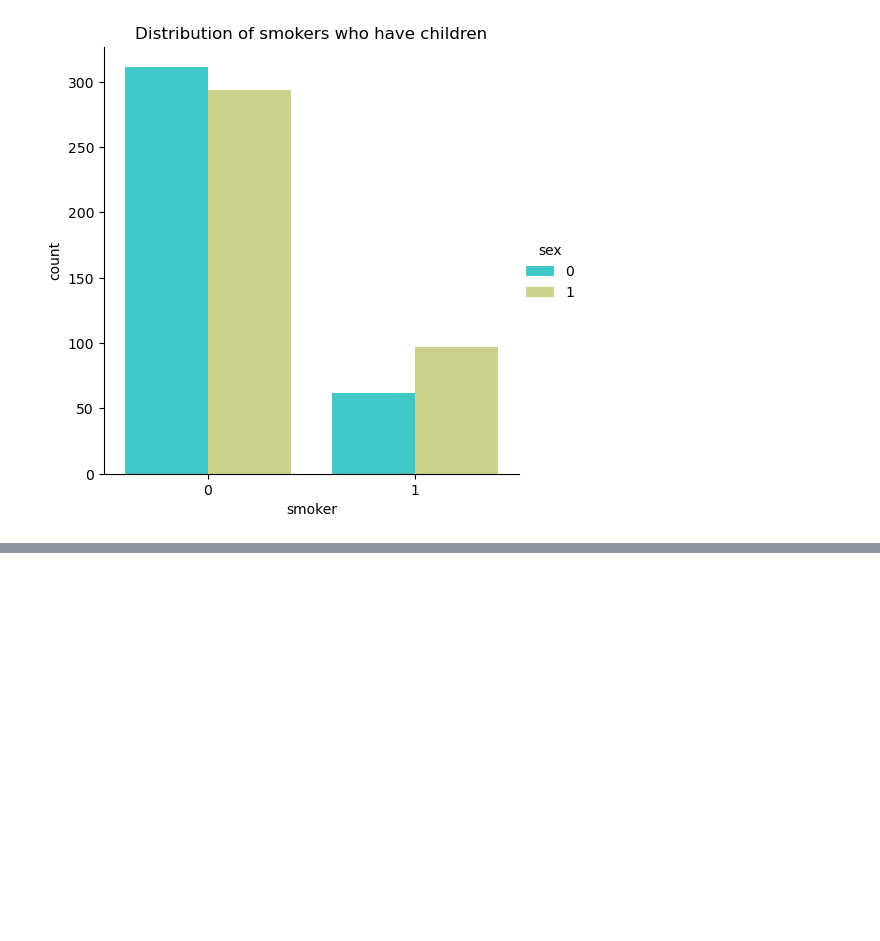
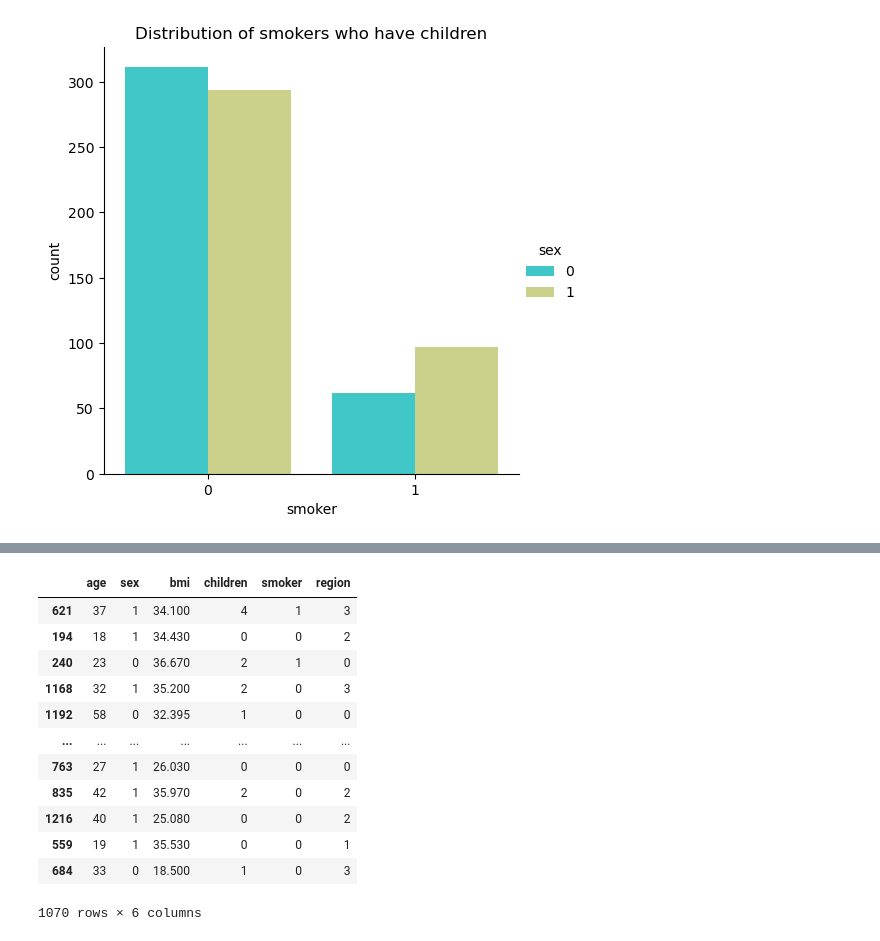
Before and after one commit to BhaveshDwaram/Medical-Insurance--Cost-Prediction, a Jupyter notebook: Medical Insurance Cost Prediction.ipynb, the cells around one changed output, grey strips where cells are left out. Cells and saved outputs as stored; diff of their text form; code cells hidden in the pictures; blank space fills up the shorter version.

```diff
--- a/Medical Insurance Cost Prediction.ipynb
+++ b/Medical Insurance Cost Prediction.ipynb
@@ -352,0 +392,18 @@ Text(0.5, 1.0, 'Distribution of smokers who have children')
+# %%
+x_train,x_test,y_train,y_test=train_test_split(x,y,test_size=0.2,random_state=0)
+# %%
+x_train
+# %% [output]
+|  | age | sex | bmi | children | smoker | region |
+| 621 | 37 | 1 | 34.100 | 4 | 1 | 3 |
+| 194 | 18 | 1 | 34.430 | 0 | 0 | 2 |
+| 240 | 23 | 0 | 36.670 | 2 | 1 | 0 |
+| 1168 | 32 | 1 | 35.200 | 2 | 0 | 3 |
+| 1192 | 58 | 0 | 32.395 | 1 | 0 | 0 |
+| ... | ... | ... | ... | ... | ... | ... |
+| 763 | 27 | 1 | 26.030 | 0 | 0 | 0 |
+| 835 | 42 | 1 | 35.970 | 2 | 0 | 2 |
+| 1216 | 40 | 1 | 25.080 | 0 | 0 | 2 |
+| 559 | 19 | 1 | 35.530 | 0 | 0 | 1 |
+| 684 | 33 | 0 | 18.500 | 1 | 0 | 3 |
+1070 rows × 6 columns
```
Also changed, not shown: parts of 10 cells of this notebook, 2 other files.
